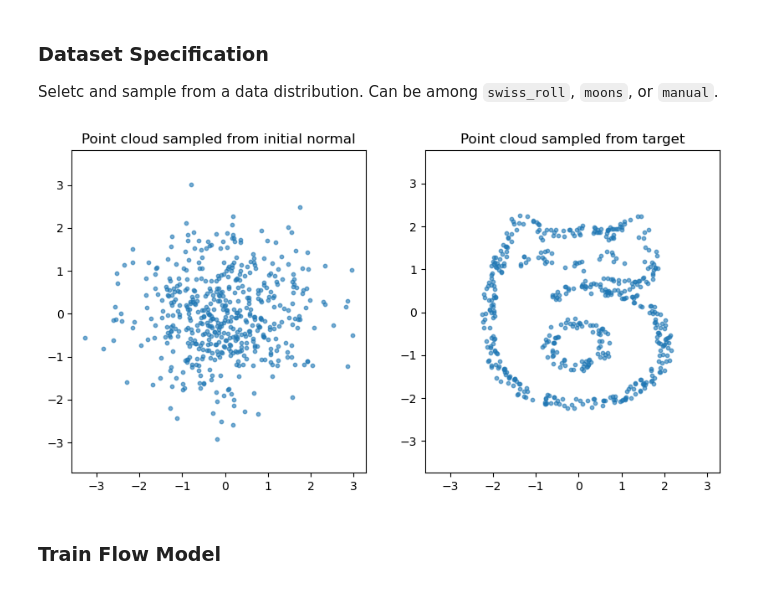
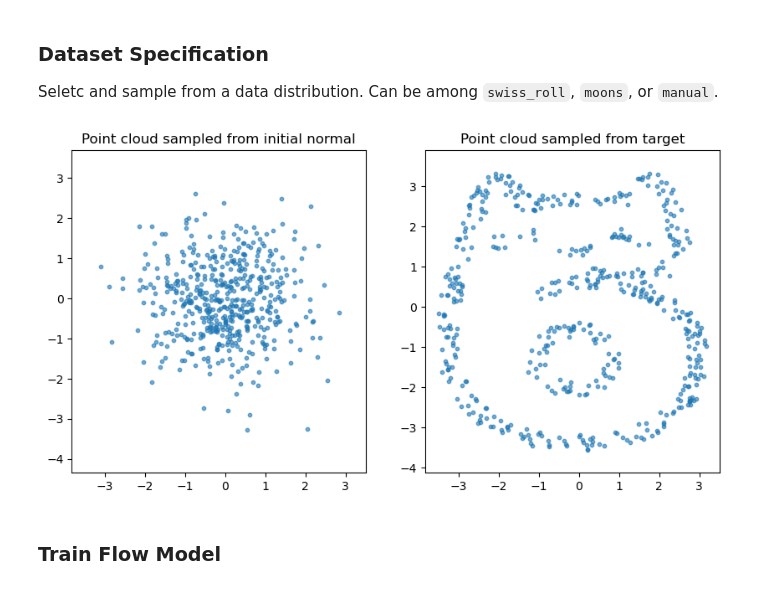
Before and after one commit to CaptainAmu/Exploding_Flows, a Jupyter notebook: main.ipynb, the cells around one changed output. Drawn from its saved outputs; the diff is of its cells as text; code cells hidden in the pictures.

```diff
--- a/main.ipynb
+++ b/main.ipynb
@@ -22,13 +22,13 @@
 # %%
 dataset = 'manual'
 filename = 'num6cat.jpg'
 n_samples = 512
 noise = 0.05
-scale = 1.3
+scale = 2
 x1 = sample_dataset(n_samples, noise, scale, dataset, filename)
 draw_compare(x1)
 # %% [output]
-[figure, old version]
+[figure, new version]
 # %% [markdown]
 ### Train Flow Model
 # %%
```
Also changed, not shown: parts of 3 cells of this notebook.
